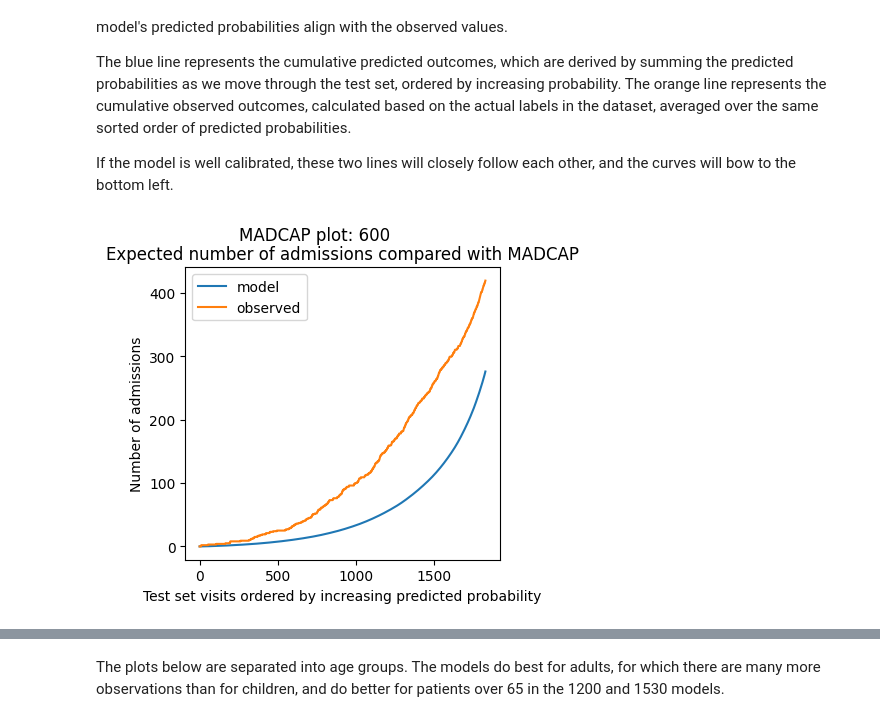
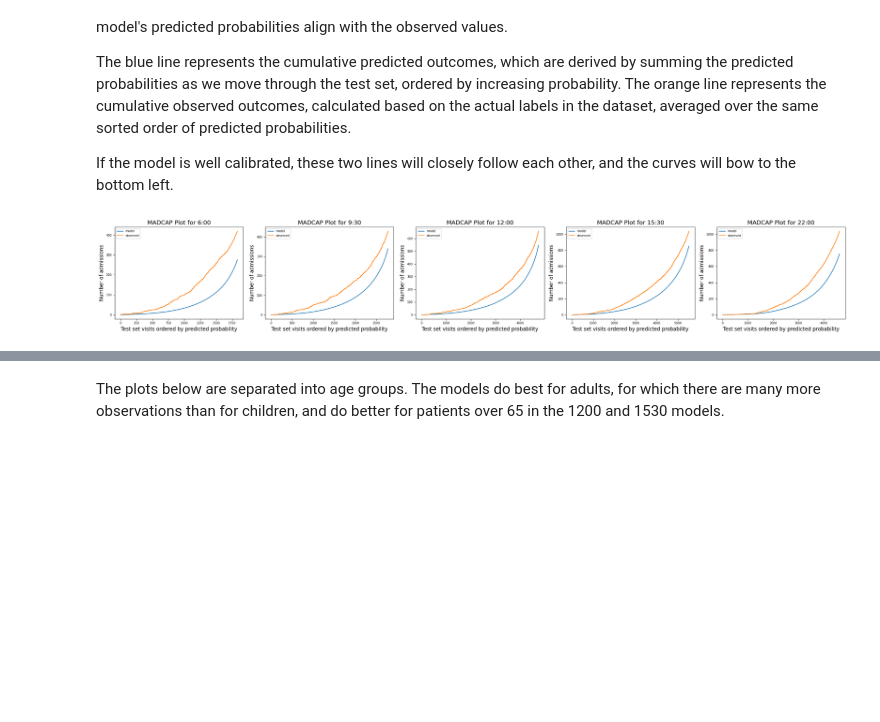
Before and after one commit to zmek/patientflow, a Jupyter notebook: notebooks/5_Evaluate_model_performance.ipynb, the cells around one changed output, grey strips where cells are left out. Cells and saved outputs as stored; diff of their text form; code cells hidden in the pictures; blank space fills up the shorter version.

```diff
--- a/notebooks/5_Evaluate_model_performance.ipynb
+++ b/notebooks/5_Evaluate_model_performance.ipynb
@@ -165,71 +165,71 @@ The orange line represents the cumulative observed outcomes, calculated based on
 
 If the model is well calibrated, these two lines will closely follow each other, and the curves will bow to the bottom left.
 # %%
-from patientflow.viz.madcap_plot import plot_madcap, plot_madcap_by_group
-from patientflow.prepare import prepare_for_inference
+from patientflow.viz.madcap_plot import generate_madcap_plots, generate_madcap_plots_by_group
 
 exclude_from_training_data = [
     "visit_number",
     "snapshot_date",
     "prediction_time",
     "specialty",
     "consultation_sequence",
      "final_sequence"]
 
 
-from patientflow.prepare import get_snapshots_at_prediction_time
-# Create a function to classify age groups
-def classify_age_group(age_group):
-    if age_group in ['0-17']:
-        return 'children'
-    elif age_group in ['18-24', '25-34', '35-44', '45-54', '55-64']:
-        return 'adults'
-    elif age_group in ['65-74', '75-102']:
-        return 'over 65'
-    else:
-        return 'unknown' # Handle potential NaN or unexpected values
+# from patientflow.prepare import get_snapshots_at_prediction_time
+# # Create a function to classify age groups
+# def classify_age_group(age_group):
+#     if age_group in ['0-17']:
+#         return 'children'
+#     elif age_group in ['18-24', '25-34', '35-44', '45-54', '55-64']:
+#         return 'adults'
+#     elif age_group in ['65-74', '75-102']:
+#         return 'over 65'
+#     else:
+#         return 'unknown' # Handle potential NaN or unexpected values
 
-def classify_age(age_on_arrival):
-    if age_on_arrival < 18:
-        return 'children'
-    elif age_on_arrival < 65:
-        return 'adults'
-    elif age_on_arrival >= 65:
-        return '65 or over'
-    else:
-        return 'unknown' # Handle potential NaN or unexpected values
+# def classify_age(age_on_arrival):
+#     if age_on_arrival < 18:
+#         return 'children'
+#     elif age_on_arrival < 65:
+#         return 'adults'
+#     elif age_on_arrival >= 65:
+#         return '65 or over'
+#     else:
+#         return 'unknown' # Handle potential NaN or unexpected values
 
-def generate_madcap_plots(prediction_times, grouping_var = None, grouping_var_name = None):
+# def generate_madcap_plots(prediction_times, grouping_var = None, grouping_var_name = None):
 
-    for i, _prediction_time in enumerate(prediction_times):
-        hour, minutes = _prediction_time
-        dataset = f'{hour}{minutes:02}'
+#     for i, _prediction_time in enumerate(prediction_times):
+#         hour, minutes = _prediction_time
+#         dataset = f'{hour}{minutes:02}'
 
-        X_test, y_test, pipeline = prepare_for_inference(
-            model_file_path,
-            'admissions',
-            prediction_time = _prediction_time,
-            data_path =  data_file_path / "ed_visits.csv" ,
-            single_snapshot_per_visit = False)
+#         X_test, y_test, pipeline = prepare_for_inference(
+#             model_file_path,
+#             'admissions',
+#             prediction_time = _prediction_time,
+#             data_path =  data_file_path / "ed_visits.csv" ,
+#             single_snapshot_per_visit = False)
 
 
-        predict_proba = pipeline.predict_proba(X_test)[:,1]
+#         predict_proba = pipeline.predict_proba(X_test)[:,1]
 
-        if grouping_var:
+#         if grouping_var:
 
-            if 'age_group' in X_test.columns:
+#             if 'age_group' in X_test.columns:
 
-                group = X_test['age_group'].apply(classify_age_group)
-            else:
-                group = X_test['age_on_arrival'].apply(classify_age)
+#                 group = X_test['age_group'].apply(classify_age_group)
+#             else:
+#                 group = X_test['age_on_arrival'].apply(classify_age)
 
-            plot_madcap_by_group(predict_proba, y_test , group,
-                                    dataset, grouping_var_name, media_file_path, plot_difference = False)
+#             plot_madcap_by_group(predict_proba, y_test , group,
+#                                     dataset, grouping_var_name, media_file_path, plot_difference = False)
 
-        else:
-            plot_madcap(predict_proba, y_test, dataset, media_file_path, plot_difference = False)
+#         else:
+#             plot_madcap(predict_proba, y_test, dataset, media_file_path, plot_difference = False)
 
 
-generate_madcap_plots(prediction_times)
+generate_madcap_plots(prediction_times, model_file_path, media_file_path, data_file_path / 'ed_visits.csv'
+                      )
 # %% [output]
-[figure, old version]
+[figure, new version]
```
Also changed, not shown: parts of 3 cells of this notebook, 6 other files.
